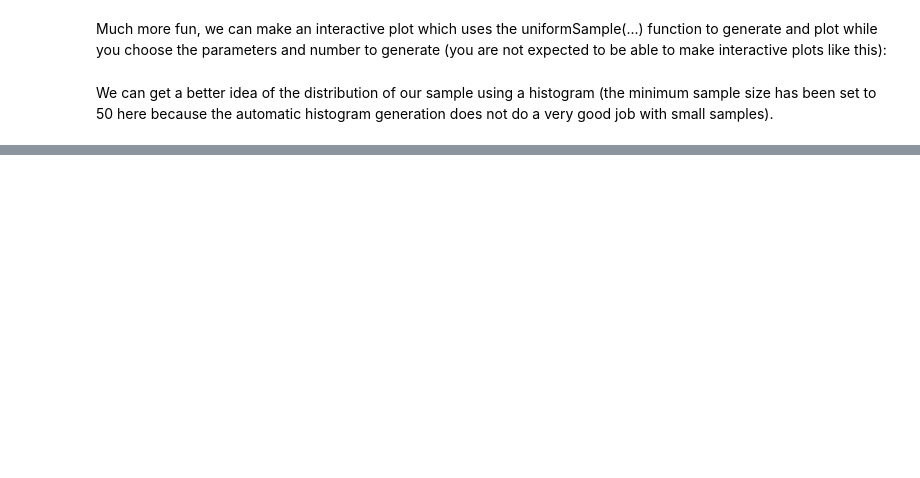
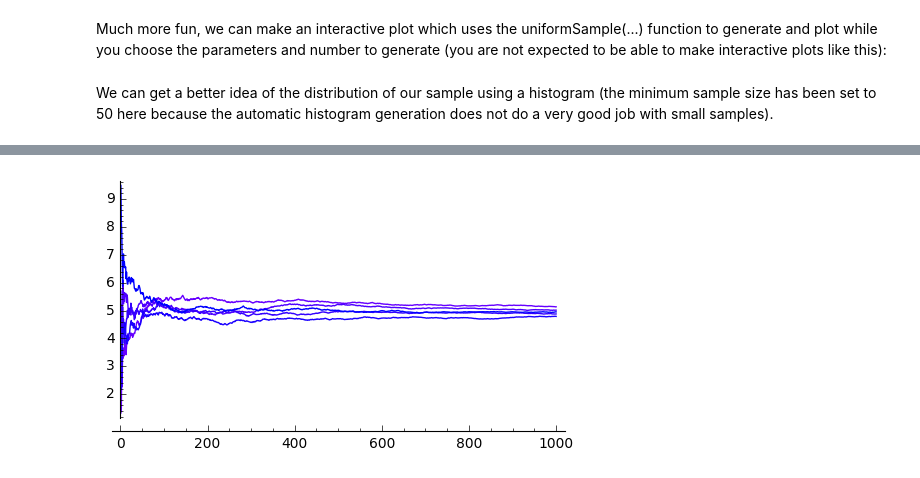
Before and after one commit to lamastex/scalable-data-science, a Jupyter notebook: _360-in-525/2018/04/jp/360-in-525-04_08.ipynb, the cells around one changed output, grey strips where cells are left out. Drawn from its saved outputs; the diff is of its cells as text; code cells hidden in the pictures; blank space fills up the shorter version.

```diff
--- a/_360-in-525/2018/04/jp/360-in-525-04_08.ipynb
+++ b/_360-in-525/2018/04/jp/360-in-525-04_08.ipynb
@@ -836,0 +1247,16 @@ def _(theta1=0, theta2=1, n=(50..5000), Bins=5):
+# %%
+nToGenerate = 1000
+theta1, theta2 = 0, 10
+iterations = 5
+xvalues = range(1, nToGenerate+1,1)
+for i in range(iterations):
+    redshade = 0.5*(iterations - 1 - i)/iterations # to get different colours for the lines
+    uRunningMeans = uniformRunningMeans(nToGenerate, theta1, theta2)
+    pts = zip(xvalues,uRunningMeans)
+    if (i == 0):
+        p = line(pts, rgbcolor = (redshade,0,1))
+    else:
+        p += line(pts, rgbcolor = (redshade,0,1))
+show(p, figsize=[5,3])
+# %% [output]
+[figure, added]
```
Also changed, not shown: parts of 69 cells of this notebook, 2 other files.
